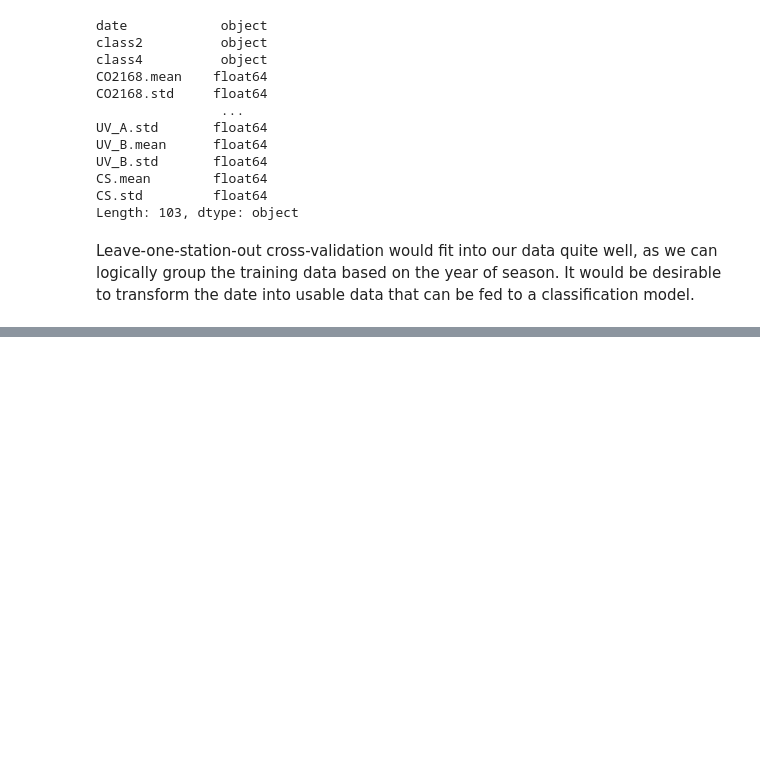
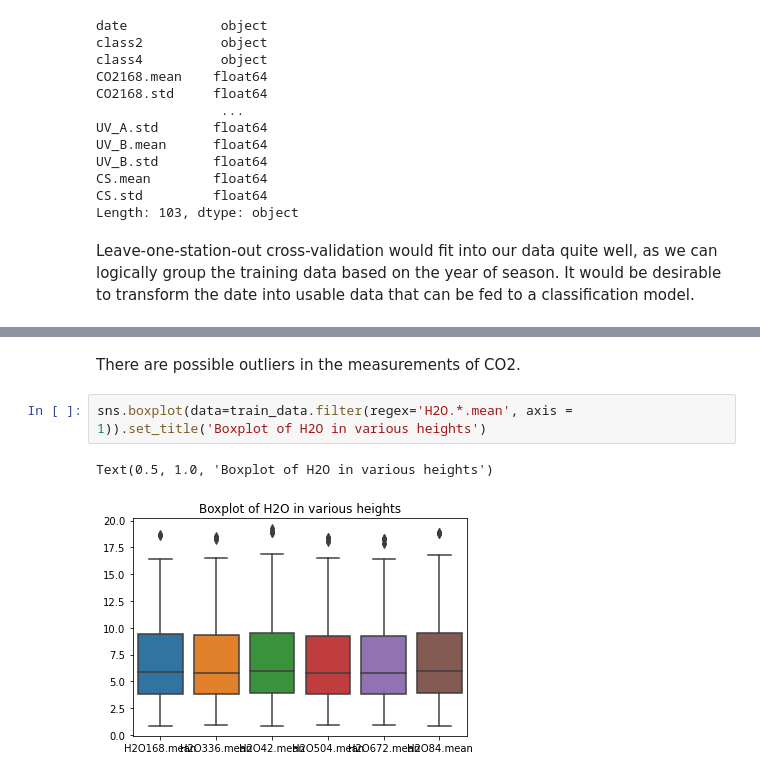
Before and after one commit to smaikkeli/MachineLearningProject, a Jupyter notebook: EDA/exploration.ipynb, the cells around one changed output, grey strips where cells are left out. Drawn from its saved outputs; the diff is of its cells as text; blank space fills up the shorter version.

```diff
--- a/EDA/exploration.ipynb
+++ b/EDA/exploration.ipynb
@@ -80,0 +100,7 @@ sns.heatmap(train_data.filter(like = '.mean', axis = 1).corr())
+# %% [markdown]
+There are possible outliers in the measurements of CO2.
+# %%
+sns.boxplot(data=train_data.filter(regex='H2O.*.mean', axis = 1)).set_title('Boxplot of H2O in various heights')
+# %% [output]
+Text(0.5, 1.0, 'Boxplot of H2O in various heights')
+[figure, added]
```
Also changed, not shown: parts of 17 cells of this notebook.
